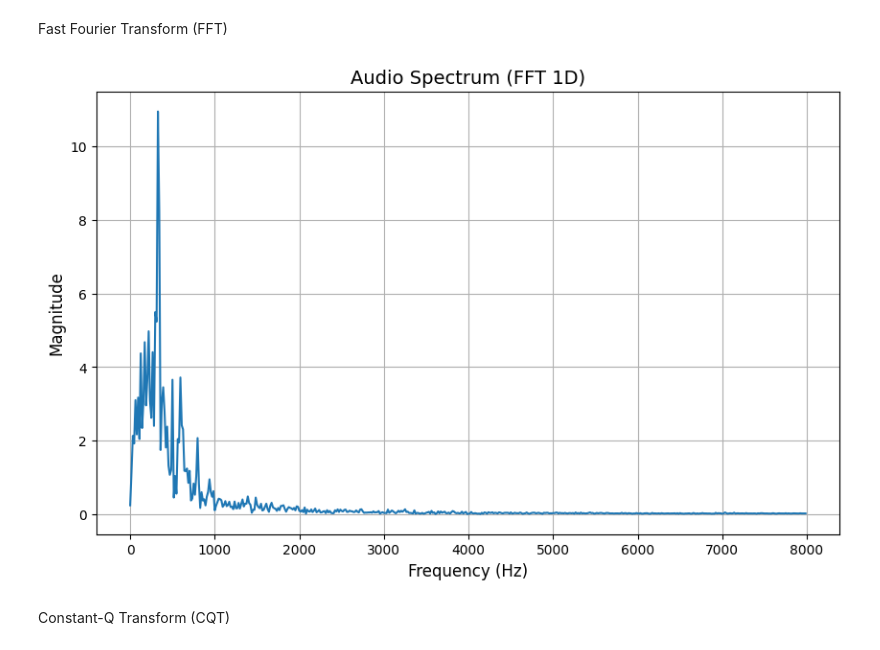
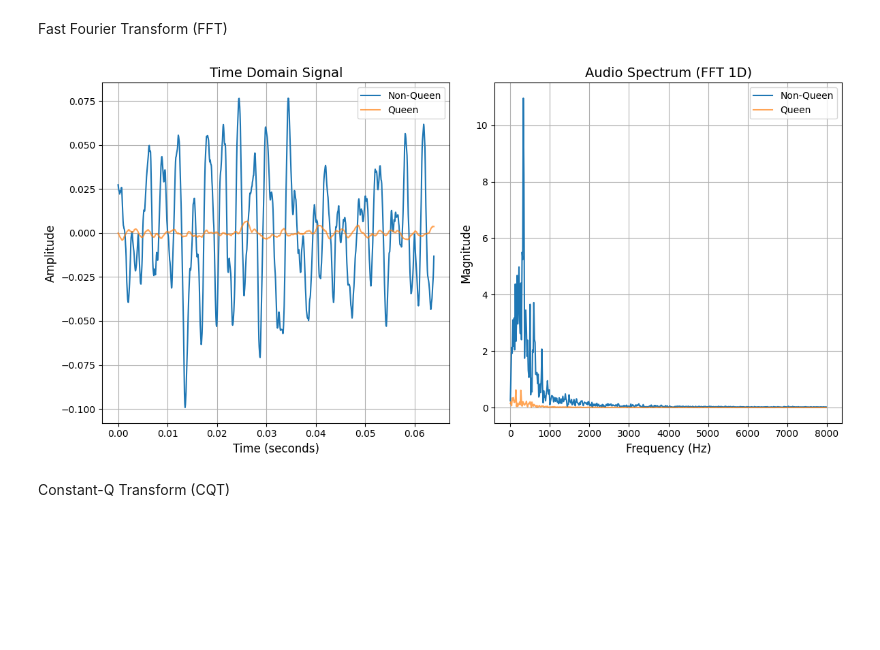
Before and after one commit to dinhgia2106/Queenless-SoundData, a Jupyter notebook: Feature_Extraction/feature_extraction.ipynb, the cells around one changed output. Cells and saved outputs as stored; diff of their text form; code cells hidden in the pictures; blank space fills up the shorter version.

```diff
--- a/Feature_Extraction/feature_extraction.ipynb
+++ b/Feature_Extraction/feature_extraction.ipynb
@@ -1,5 +1,6 @@
 # %%
 audio_path = f'E:\\Queenless\\20k_audio_splitted_dataset\\test\\NonQueen\\queenless_1.wav'
+audio_path_queen = f'E:\\Queenless\\20k_audio_splitted_dataset\\test\\Queen\\queen_1.wav'
 # %% [markdown]
 Mel-Frequency Cepstral Coefficients (MFCCs)
 # %%
@@ -124,9 +125,10 @@ def compute_mfcc(signal_in, sample_rate, frame_size=0.025, frame_stride=0.01,
     return mfccs
 # %%
 signal_in, sr = librosa.load(audio_path, sr=None)
+signal_in_queen, sr_queen = librosa.load(audio_path_queen, sr=None)
 
-# Tính MFCC
 mfcc_features = compute_mfcc(signal_in, sr)
+mfcc_features_queen = compute_mfcc(signal_in_queen, sr_queen)
 
 print("Kích thước MFCC:", mfcc_features.shape)
 # %% [output]
@@ -208,47 +237,67 @@ import matplotlib.pyplot as plt
 def fft_1d(x):
     N = len(x)
     if N <= 1:
         return x
 
     # Chia tín hiệu thành các phần chẵn và lẻ
     even = fft_1d(x[::2])
     odd = fft_1d(x[1::2])
 
     # Tính toán các giá trị DFT
     factor = np.exp(-2j * np.pi * np.arange(N) / N)
 
     # Kết hợp các kết quả lại
     X = np.zeros(N, dtype=complex)
     for k in range(N // 2):
         X[k] = even[k] + factor[k] * odd[k]
         X[k + N // 2] = even[k] - factor[k] * odd[k]
 
     return X
 
-signal, rate = librosa.load(audio_path, sr=None)  # sr=None để giữ nguyên tần số lấy mẫu
+audio_path_nonqueen = 'E:\\Queenless\\20k_audio_splitted_dataset\\test\\NonQueen\\queenless_1.wav'
+audio_path_queen = 'E:\\Queenless\\20k_audio_splitted_dataset\\test\\Queen\\queen_1.wav'
+
+signal_nonqueen, rate_nonqueen = librosa.load(audio_path_nonqueen, sr=None)
+signal_queen, rate_queen = librosa.load(audio_path_queen, sr=None)
 
 # Chọn một phần của tín hiệu (ví dụ: 1024 mẫu)
-signal_part = signal[:1024]
+signal_part_nonqueen = signal_nonqueen[:1024]
+signal_part_queen = signal_queen[:1024]
 
-# Áp dụng FFT 1D
-X = fft_1d(signal_part)
+# Áp dụng FFT 1D cho cả hai tín hiệu
+X_nonqueen = fft_1d(signal_part_nonqueen)
+X_queen = fft_1d(signal_part_queen)
 
 # Tính phổ tần số (amplitude)
-magnitude = np.abs(X)
+magnitude_nonqueen = np.abs(X_nonqueen)
+magnitude_queen = np.abs(X_queen)
 
 # Tính tần số tương ứng với các giá trị FFT
-frequencies = np.fft.fftfreq(len(signal_part), d=1/rate)  # Tính tần số theo sampling rate
+frequencies_nonqueen = np.fft.fftfreq(len(signal_part_nonqueen), d=1/rate_nonqueen)
+frequencies_queen = np.fft.fftfreq(len(signal_part_queen), d=1/rate_queen)
 
-# Vẽ phổ tần số
-plt.figure(figsize=(10, 6))
-plt.plot(frequencies[:len(frequencies)//2], magnitude[:len(magnitude)//2])
-plt.title('Audio Spectrum (FFT 1D)', fontsize=14)
-plt.xlabel('Frequency (Hz)', fontsize=12)
-plt.ylabel('Magnitude', fontsize=12)
-plt.grid(True)
+fig, (ax1, ax2) = plt.subplots(1, 2, figsize=(12, 6))
+
+ax1.plot(np.arange(len(signal_part_nonqueen)) / rate_nonqueen, signal_part_nonqueen, label='Non-Queen')
+ax1.plot(np.arange(len(signal_part_queen)) / rate_queen, signal_part_queen, label='Queen', alpha=0.7)
+ax1.set_title('Time Domain Signal', fontsize=14)
+ax1.set_xlabel('Time (seconds)', fontsize=12)
+ax1.set_ylabel('Amplitude', fontsize=12)
+ax1.legend()
+ax1.grid(True)
+
+ax2.plot(frequencies_nonqueen[:len(frequencies_nonqueen)//2], magnitude_nonqueen[:len(magnitude_nonqueen)//2], label='Non-Queen')
+ax2.plot(frequencies_queen[:len(frequencies_queen)//2], magnitude_queen[:len(magnitude_queen)//2], label='Queen', alpha=0.7)
+ax2.set_title('Audio Spectrum (FFT 1D)', fontsize=14)
+ax2.set_xlabel('Frequency (Hz)', fontsize=12)
+ax2.set_ylabel('Magnitude', fontsize=12)
+ax2.legend()
+ax2.grid(True)
+
+plt.tight_layout()
 plt.show()
 # %% [output]
-[figure, old version]
+[figure, new version]
 # %% [markdown]
 Constant-Q Transform (CQT)
 # %%
```
Also changed, not shown: parts of 6 cells of this notebook.
